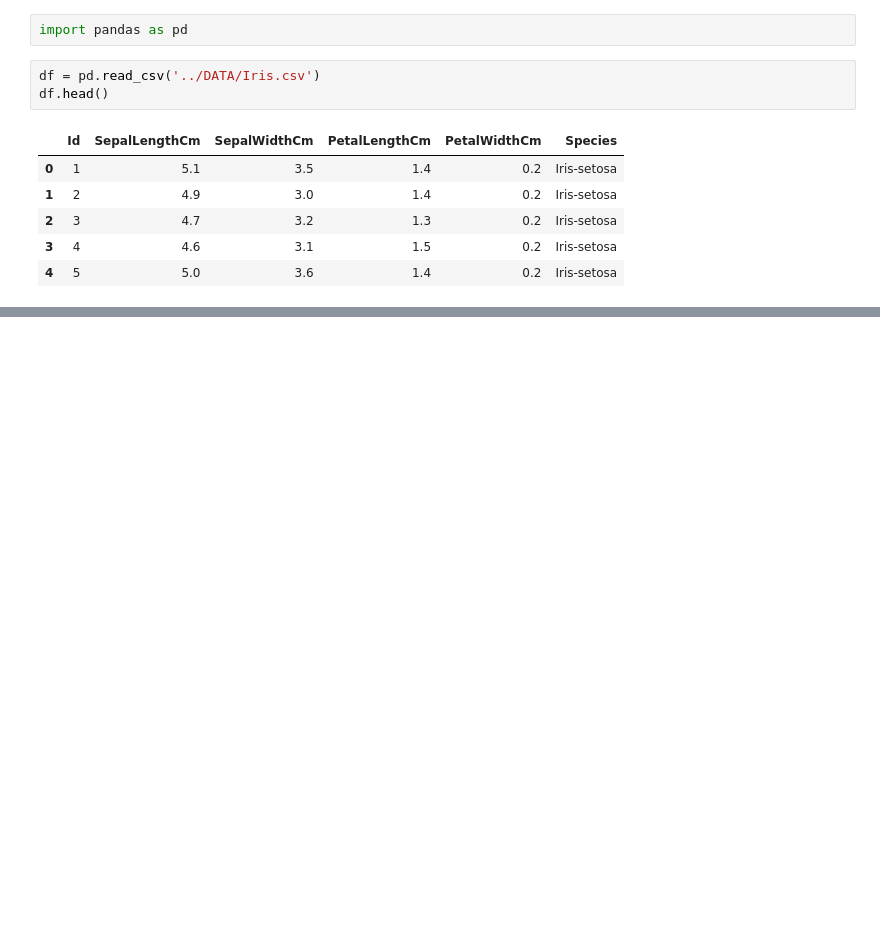
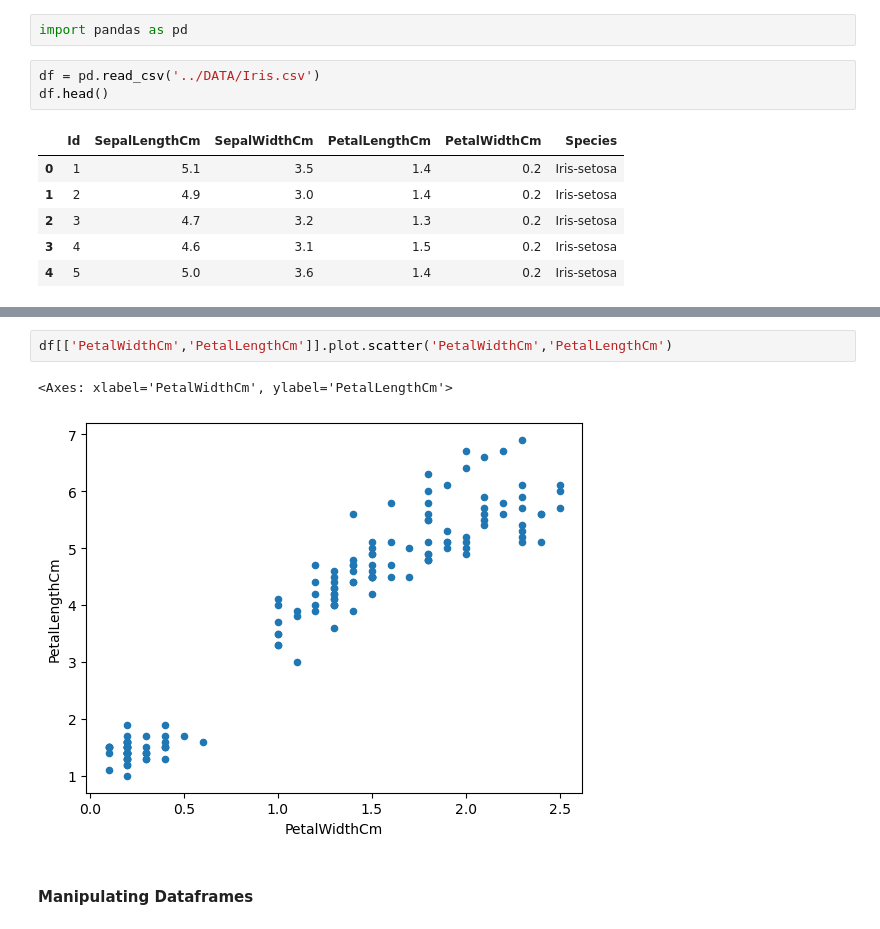
Before and after one commit to amenhasfaw/DPFE, a Jupyter notebook: CODE/Pandas.ipynb, the cells around one changed output, grey strips where cells are left out. Saved outputs shown, nothing was run; the diff lists cells and outputs as text; blank space fills up the shorter version.

```diff
--- a/CODE/Pandas.ipynb
+++ b/CODE/Pandas.ipynb
@@ -12,0 +114,7 @@ df.head()
+# %%
+df[['PetalWidthCm','PetalLengthCm']].plot.scatter('PetalWidthCm','PetalLengthCm')
+# %% [output]
+<Axes: xlabel='PetalWidthCm', ylabel='PetalLengthCm'>
+[figure, added]
+# %% [markdown]
+#### Manipulating Dataframes
```
Also changed, not shown: parts of 21 cells of this notebook.
